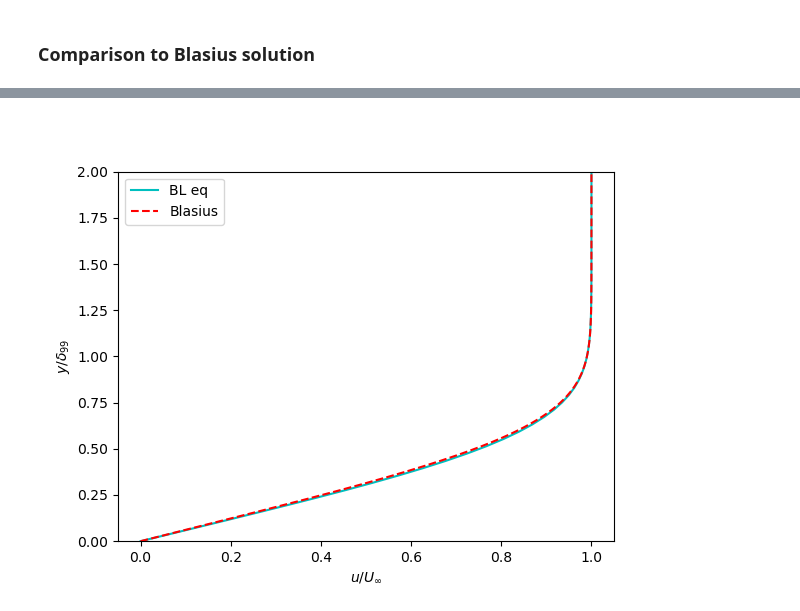
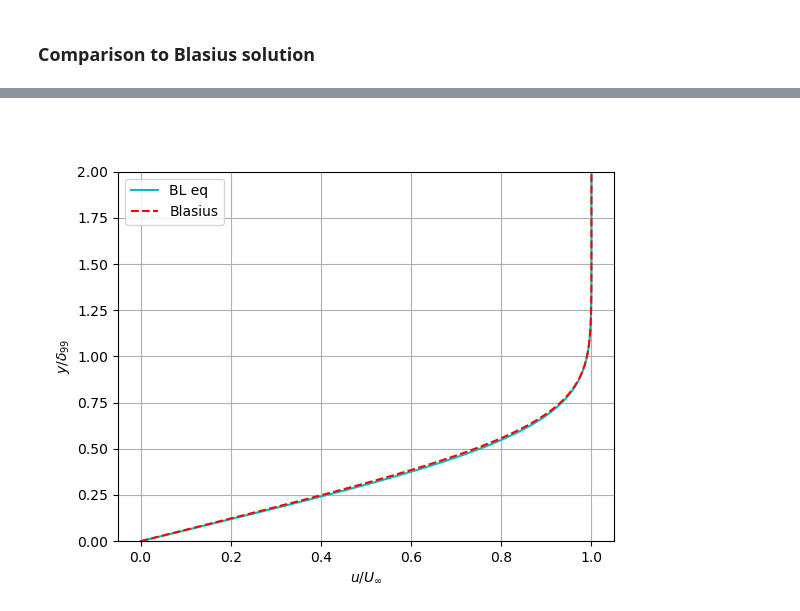
Before and after one commit to pschlatt1/notebooks, a Jupyter notebook: bl_eq_solve.ipynb, the cells around one changed output, grey strips where cells are left out. Cells and saved outputs as stored; diff of their text form; code cells hidden in the pictures.

```diff
--- a/bl_eq_solve.ipynb
+++ b/bl_eq_solve.ipynb
@@ -50,9 +57,11 @@ dstar   = np.zeros((Nx,1))
 theta   = np.zeros((Nx,1))
 for i in range(0,len(x)):
     d99[i]   = np.interp(0.99,U[i,:],y)
-    dstar[i] = np.trapz( y , 1-U[i,:] )
-    theta[i] = np.trapz( y , U[i,:]*(1-U[i,:]) )
+    dstar[i] = np.trapz( 1-U[i,:], y )
+    theta[i] = np.trapz( U[i,:]*(1-U[i,:]), y )
+theta[0]=theta[1]
 
+# save the data for later
 UU = U
 yy=y
 # %%
@@ -187,14 +198,15 @@ Final value for f''(0) = 0.3320573345
 # %%
 plt.figure()
 this_i = 950
 Ueq = UU[this_i,:]
 d99eq = np.interp(0.99,Ueq,yy)
 plt.plot(U[this_i,:],yy/d99eq,'c',label='BL eq')
 plt.plot(f[:,1],eta/d99bl,'r--',label="Blasius")
 plt.ylim(0,2)
 plt.xlabel(r'$u/U_\infty$')
 plt.ylabel(r'$y/\delta_{99}$')
 plt.legend()
+plt.grid()
 plt.show()
 # %% [output]
-[figure, old version]
+[figure, new version]
```
Also changed, not shown: parts of 4 cells of this notebook, 1 other file.
